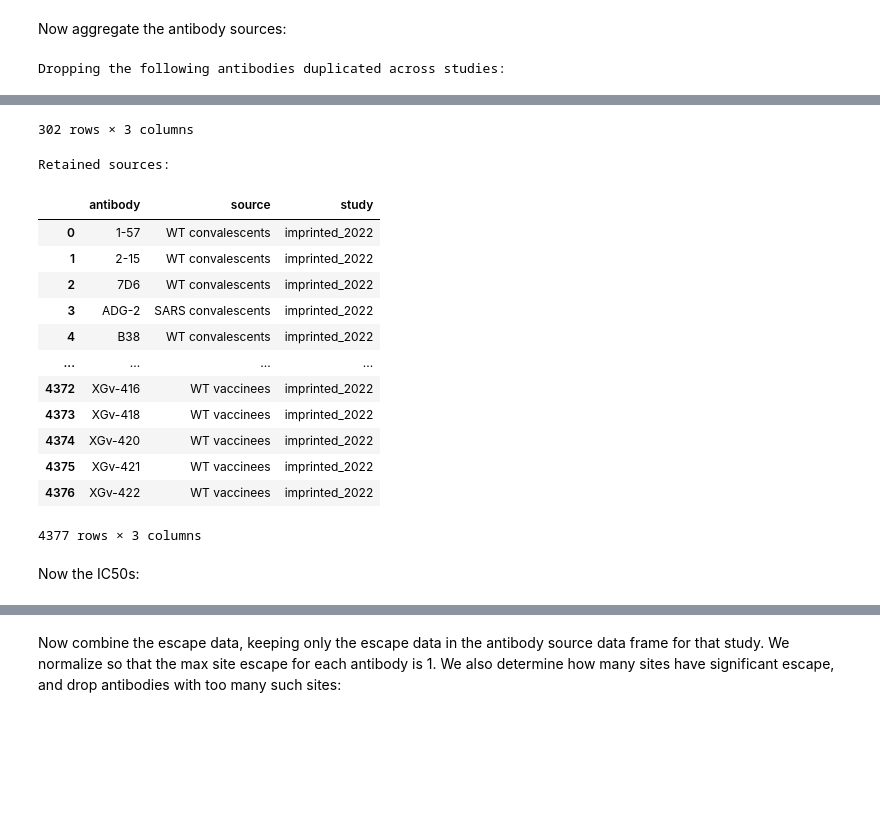
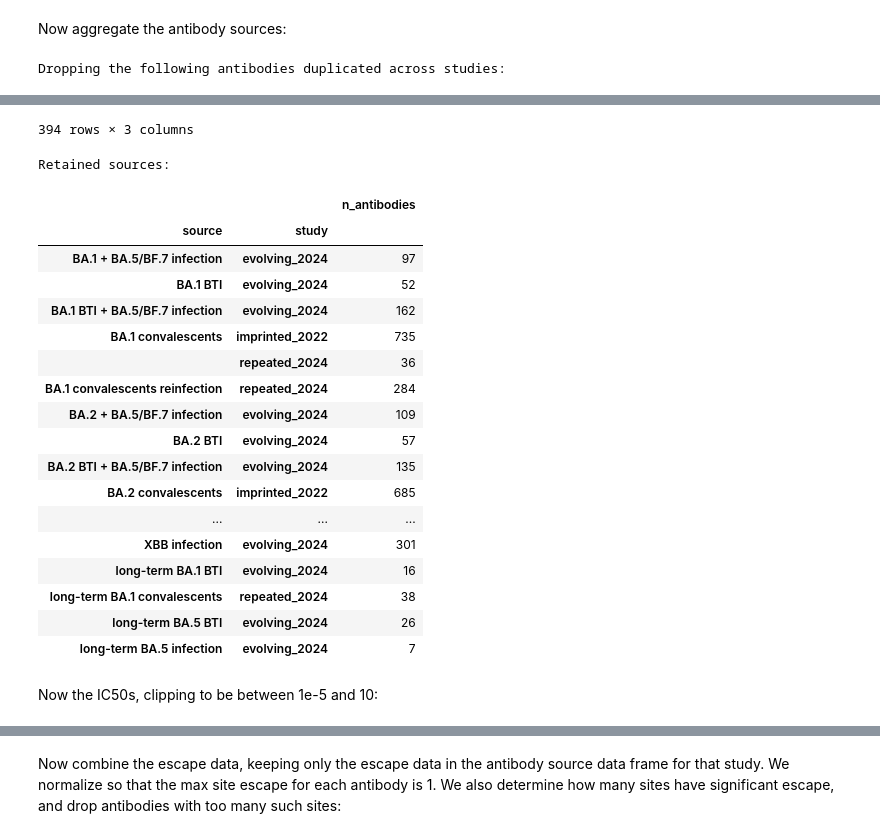
Before and after one commit to jbloomlab/SARS2-RBD-escape-calc, a Jupyter notebook: process_data.ipynb, the cells around one changed output, grey strips where cells are left out. Cells and saved outputs as stored; diff of their text form; code cells hidden in the pictures; blank space fills up the shorter version.

```diff
--- a/process_data.ipynb
+++ b/process_data.ipynb
@@ -24,0 +43,14 @@ antibody_reweighting = config["antibody_reweighting"]
+# %%
+# get the antibody sources
+evolving_2024_source = (
+    evolving_2024_info
+    [["antibody", "source", "study"]]
+)
+
+print("Number of antibodies from each source:")
+display(
+    evolving_2024_source
+    .groupby(["study", "source"])
+    .aggregate(n_antibodies=pd.NamedAgg("antibody", "nunique"))
+    .sort_values("n_antibodies", ascending=False)
+)
@@ -27,22 +184,22 @@ antibody_reweighting = config["antibody_reweighting"]
 # %%
 # read the data
-repeated_2023_info = (
+repeated_2024_info = (
     pd.read_csv("Cao_data/SARS-CoV-2-reinfection-DMS/antibody_info.csv")
     .rename(columns={"Unnamed: 0": "antibody"})
-).assign(study="repeated_2023")
+).assign(study="repeated_2024")
 
-assert len(repeated_2023_info) == repeated_2023_info["antibody"].nunique()
+assert len(repeated_2024_info) == repeated_2024_info["antibody"].nunique()
 # %%
 # get the antibody sources
-repeated_2023_source = (
-    repeated_2023_info
+repeated_2024_source = (
+    repeated_2024_info
     [["antibody", "source", "study"]]
     .query("source != 'WT mouse'")  # do not keep mouse antibodies
 )
 
 print("Number of antibodies from each source:")
 display(
-    repeated_2023_source
+    repeated_2024_source
     .groupby(["study", "source"])
     .aggregate(n_antibodies=pd.NamedAgg("antibody", "nunique"))
     .sort_values("n_antibodies", ascending=False)
@@ -460,7 +586,7 @@ Now aggregate the antibody sources:
 # %%
 antibody_source = (
     pd.concat(
-        [repeated_2023_source, imprinted_2022_source],
+        [evolving_2024_source, repeated_2024_source, imprinted_2022_source],
         ignore_index=True,
     )
     .assign(
@@ -470,19 +596,22 @@ antibody_source = (
     )
 )
 
+print("Dropping the following antibodies duplicated across studies:")
+display(antibody_source.groupby("antibody").tail(-1).reset_index(drop=True))
+# keep just one of antibodies repeated across studies
+antibody_source = antibody_source.groupby("antibody").first().reset_index()
+
 assert (
     antibody_source["antibody"].nunique()
     == len(antibody_source[["antibody", "source"]].drop_duplicates())
 )
 
-print("Dropping the following antibodies duplicated across studies:")
-display(antibody_source.groupby("antibody").tail(-1).reset_index(drop=True))
-
-# keep just one of antibodies repeated across studies
-antibody_source = antibody_source.groupby("antibody").first().reset_index()
-
 print("\nRetained sources:")
-display(antibody_source)
+display(
+    antibody_source
+    .groupby(["source", "study"])
+    .aggregate(n_antibodies=pd.NamedAgg("antibody", "count"))
+)
 # %% [output]
 Dropping the following antibodies duplicated across studies:
 |  | antibody | source | study |
@@ -500,20 +629,25 @@ Dropping the following antibodies duplicated across studies:
-302 rows × 3 columns
+394 rows × 3 columns
 Retained sources:
-|  | antibody | source | study |
-| 0 | 1-57 | WT convalescents | imprinted_2022 |
-| 1 | 2-15 | WT convalescents | imprinted_2022 |
-| 2 | 7D6 | WT convalescents | imprinted_2022 |
-| 3 | ADG-2 | SARS convalescents | imprinted_2022 |
-| 4 | B38 | WT convalescents | imprinted_2022 |
-| ... | ... | ... | ... |
-| 4372 | XGv-416 | WT vaccinees | imprinted_2022 |
-| 4373 | XGv-418 | WT vaccinees | imprinted_2022 |
-| 4374 | XGv-420 | WT vaccinees | imprinted_2022 |
-| 4375 | XGv-421 | WT vaccinees | imprinted_2022 |
-| 4376 | XGv-422 | WT vaccinees | imprinted_2022 |
+|  |  | n_antibodies |
+| source | study |  |
+| BA.1 + BA.5/BF.7 infection | evolving_2024 | 97 |
+| BA.1 BTI | evolving_2024 | 52 |
+| BA.1 BTI + BA.5/BF.7 infection | evolving_2024 | 162 |
+| BA.1 convalescents | imprinted_2022 | 735 |
+|  | repeated_2024 | 36 |
+| BA.1 convalescents reinfection | repeated_2024 | 284 |
+| BA.2 + BA.5/BF.7 infection | evolving_2024 | 109 |
+| BA.2 BTI | evolving_2024 | 57 |
+| BA.2 BTI + BA.5/BF.7 infection | evolving_2024 | 135 |
+| BA.2 convalescents | imprinted_2022 | 685 |
+| ... | ... | ... |
+| XBB infection | evolving_2024 | 301 |
+| long-term BA.1 BTI | evolving_2024 | 16 |
+| long-term BA.1 convalescents | repeated_2024 | 38 |
+| long-term BA.5 BTI | evolving_2024 | 26 |
+| long-term BA.5 infection | evolving_2024 | 7 |
-4377 rows × 3 columns
 # %% [markdown]
-Now the IC50s:
+Now the IC50s, clipping to be between 1e-5 and 10:
 # %%
 antibody_ic50s = (
     pd.concat(
```
Also changed, not shown: parts of 23 cells of this notebook, 17 other files.
